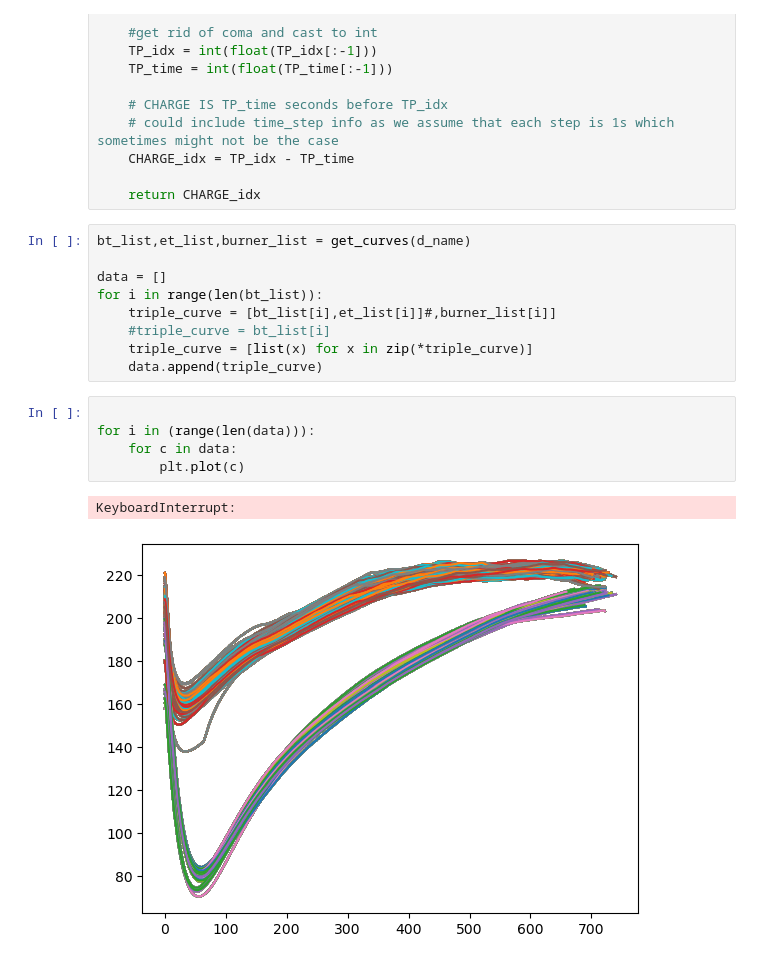
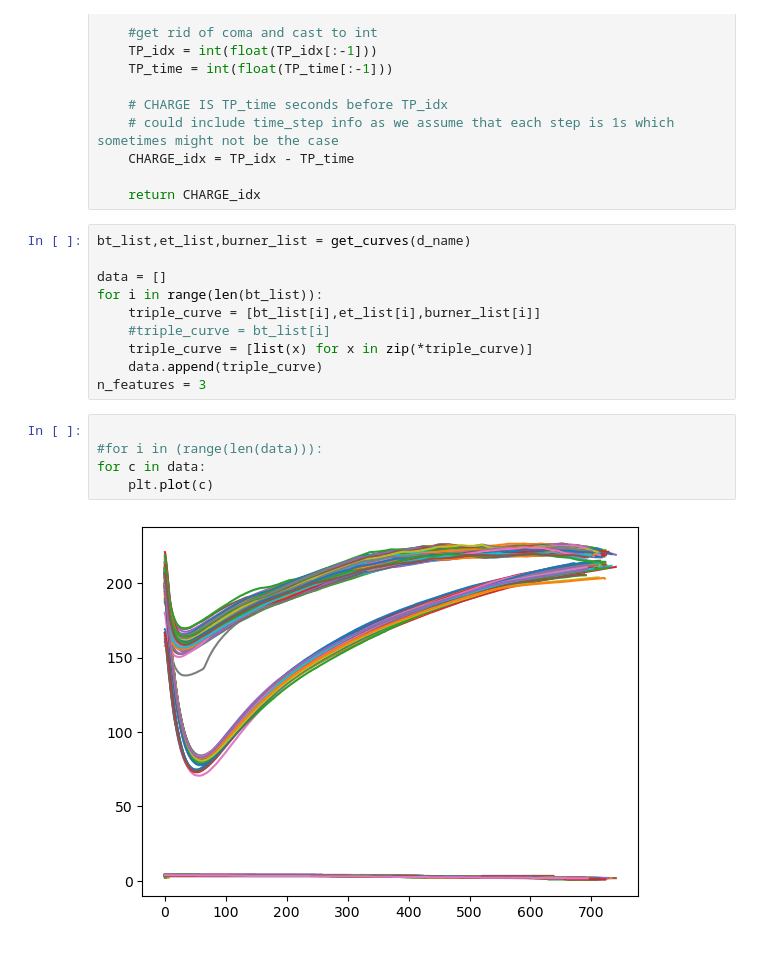
Before and after one commit to Farynus13/ROAST-CURVE-PREDICTION, a Jupyter notebook: modeling using timedistributed instead of generators.ipynb, the cells around one changed output. Cells and saved outputs as stored; diff of their text form.

```diff
--- a/modeling using timedistributed instead of generators.ipynb
+++ b/modeling using timedistributed instead of generators.ipynb
@@ -142,18 +143,18 @@ bt_list,et_list,burner_list = get_curves(d_name)
 
 data = []
 for i in range(len(bt_list)):
-    triple_curve = [bt_list[i],et_list[i]]#,burner_list[i]]
+    triple_curve = [bt_list[i],et_list[i],burner_list[i]]
     #triple_curve = bt_list[i]
     triple_curve = [list(x) for x in zip(*triple_curve)]
     data.append(triple_curve)
+n_features = 3
 # %%
 
-for i in (range(len(data))):
-    for c in data:
-        plt.plot(c)
+#for i in (range(len(data))):
+for c in data:
+    plt.plot(c)
 # %% [output]
-KeyboardInterrupt:
-[figure, old version]
+[figure, new version]
 # %%
 input_sequence_length = 60
 output_sequence_length = 120
```
Also changed, not shown: parts of 8 cells of this notebook, 21 other files.
